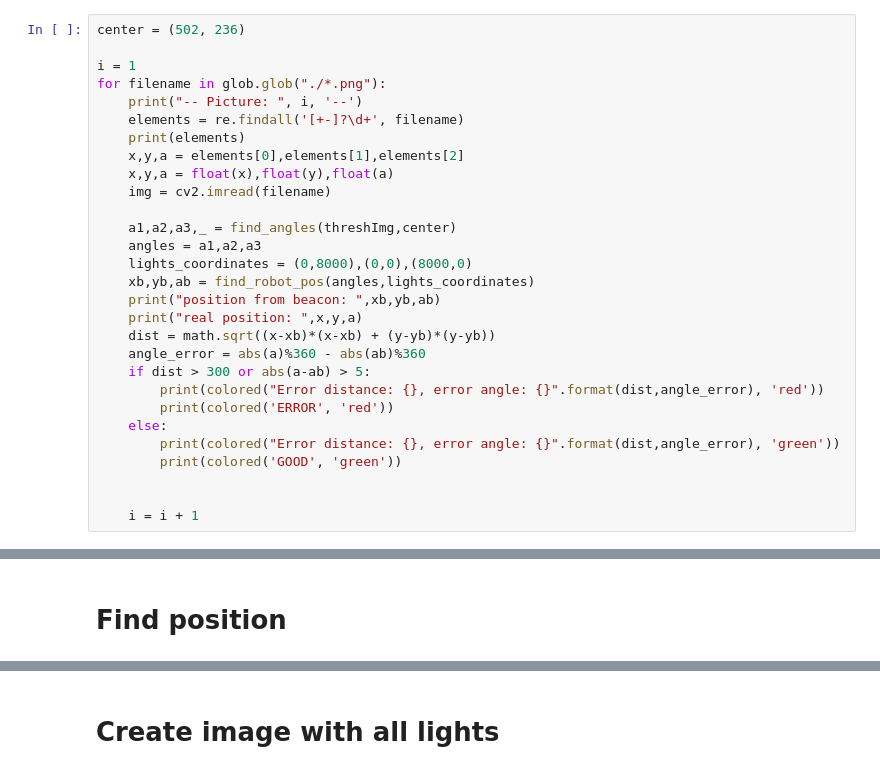
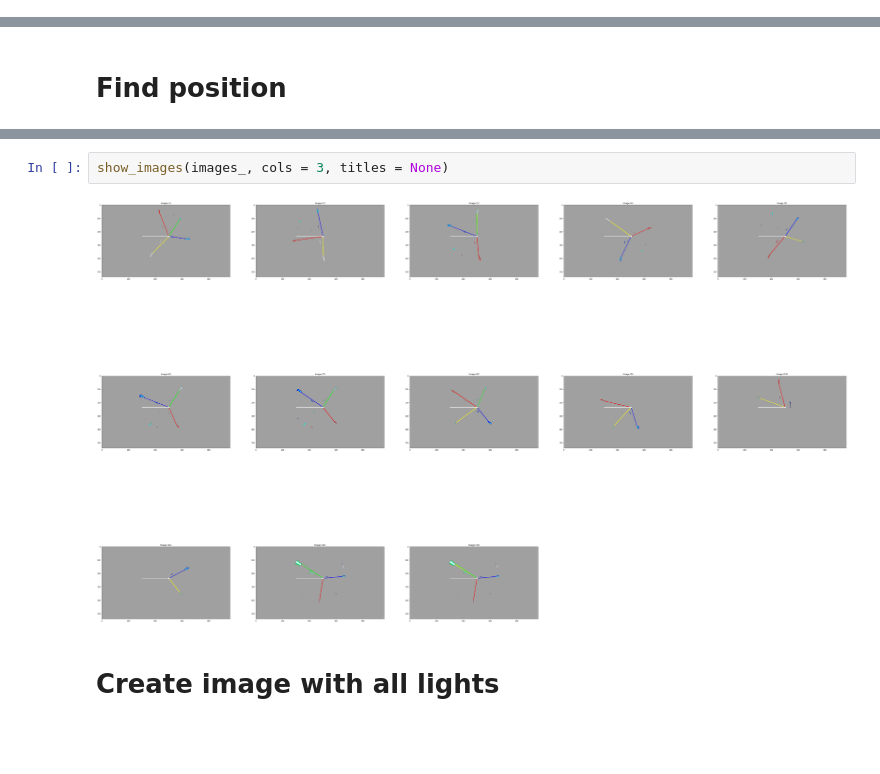
Before and after one commit to Apiquet/Visual_recognition, a Jupyter notebook: images/beacon/Beacon_new_version.ipynb, the cells around one changed output, grey strips where cells are left out. Drawn from its saved outputs; the diff is of its cells as text; blank space fills up the shorter version.

```diff
--- a/images/beacon/Beacon_new_version.ipynb
+++ b/images/beacon/Beacon_new_version.ipynb
@@ -45,29 +38,0 @@ abs(-185)%180
-# %%
-center = (502, 236)
-
-i = 1
-for filename in glob.glob("./*.png"):
-    print("-- Picture: ", i, '--')
-    elements = re.findall('[+-]?\d+', filename)
-    print(elements)
-    x,y,a = elements[0],elements[1],elements[2]
-    x,y,a = float(x),float(y),float(a)
-    img = cv2.imread(filename)
-
-    a1,a2,a3,_ = find_angles(threshImg,center)
-    angles = a1,a2,a3
-    lights_coordinates = (0,8000),(0,0),(8000,0)
-    xb,yb,ab = find_robot_pos(angles,lights_coordinates)
-    print("position from beacon: ",xb,yb,ab)
-    print("real position: ",x,y,a)
-    dist = math.sqrt((x-xb)*(x-xb) + (y-yb)*(y-yb))
-    angle_error = abs(a)%360 - abs(ab)%360
-    if dist > 300 or abs(a-ab) > 5:
-        print(colored("Error distance: {}, error angle: {}".format(dist,angle_error), 'red'))
-        print(colored('ERROR', 'red'))
-    else:
-        print(colored("Error distance: {}, error angle: {}".format(dist,angle_error), 'green'))
-        print(colored('GOOD', 'green'))
-
-
-    i = i + 1
@@ -111,3 +141,7 @@ find_robot_pos(angles,lights_coordinates)
+# %%
+show_images(images_, cols = 3, titles = None)
+# %% [output]
+[figure, added]
 # %% [markdown]
 # Create image with all lights
 # %%
```
Also changed, not shown: parts of 14 cells of this notebook.
